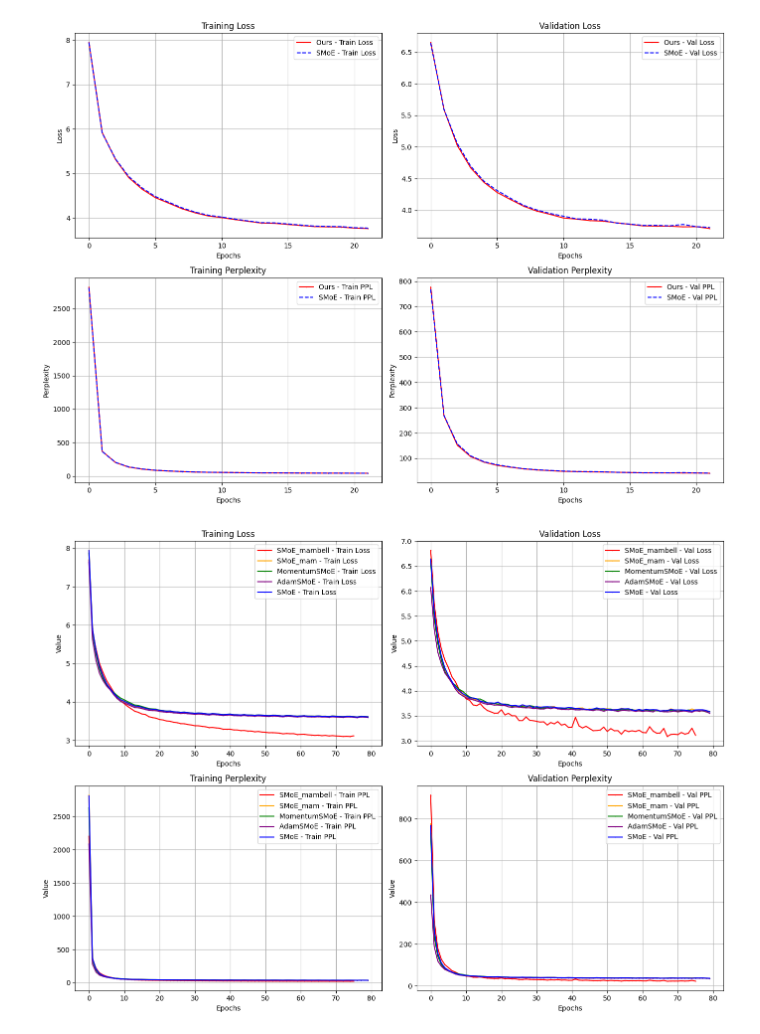
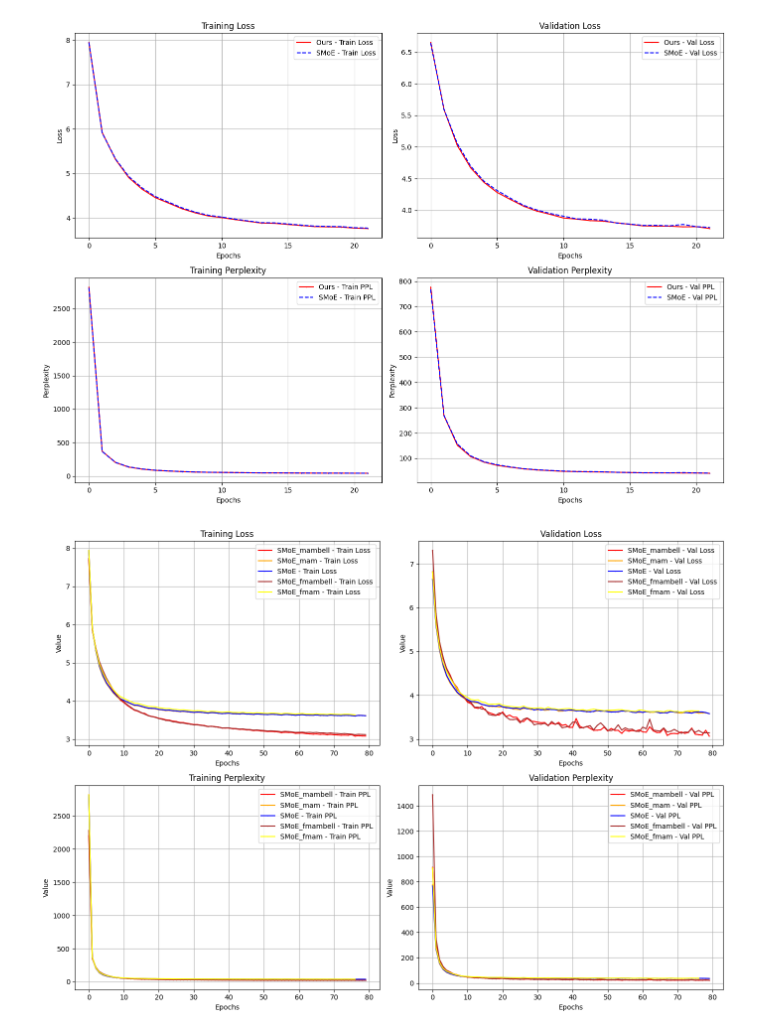
Before and after one commit to vaijsc/mamba_smoe, a Jupyter notebook: visualization/visual.ipynb, the cells around one changed output. Drawn from its saved outputs; the diff is of its cells as text; code cells hidden in the pictures.

```diff
--- a/visualization/visual.ipynb
+++ b/visualization/visual.ipynb
@@ -102,9 +102,11 @@ def parse_data(file_path):
 files = {
     "SMoE_mambell": {"file": "data/SMoE_mambell.txt", "color": "red"},
     "SMoE_mam": {"file": "data/SMoE_mam.txt", "color": "orange"},
-    "MomentumSMoE": {"file": "data/MomentumSMoE.txt", "color": "green"},
-    "AdamSMoE": {"file": "data/AdamSMoE.txt", "color": "purple"},
+    # "MomentumSMoE": {"file": "data/MomentumSMoE.txt", "color": "green"},
+    # "AdamSMoE": {"file": "data/AdamSMoE.txt", "color": "purple"},
     "SMoE": {"file": "data/SMoE.txt", "color": "blue"},
+    "SMoE_fmambell": {"file": "data/SMoE_fmambell.txt", "color": "brown"},
+    "SMoE_fmam": {"file": "data/SMoE_mam1.txt", "color": "yellow"},
 }
 
 # Parsing data
@@ -118,31 +120,31 @@ fig, axs = plt.subplots(2, 2, figsize=(14, 10))
 for key, info in files.items():
     epochs, loss_train, loss_val, ppl_train, ppl_val = data[key]
     color = info["color"]
 
     # Train Loss
     axs[0, 0].plot(epochs, loss_train, label=f'{key} - Train Loss', color=color, marker='o', markersize=0.2)
 
     # Validation Loss
     axs[0, 1].plot(epochs, loss_val, label=f'{key} - Val Loss', color=color, marker='o', markersize=0.2)
 
     # Train PPL
     axs[1, 0].plot(epochs, ppl_train, label=f'{key} - Train PPL', color=color, marker='o', markersize=0.2)
 
     # Validation PPL
     axs[1, 1].plot(epochs, ppl_val, label=f'{key} - Val PPL', color=color, marker='o', markersize=0.2)
 
 # Setting labels, titles, legends, and grids
 titles = ['Training Loss', 'Validation Loss', 'Training Perplexity', 'Validation Perplexity']
 for ax, title in zip(axs.flat, titles):
     ax.set_xlabel('Epochs')
     ax.set_ylabel('Value')
     ax.set_title(title)
     ax.legend()
     ax.grid()
 
 # Adjust layout and save the figure
 plt.tight_layout()
 plt.savefig('comparison.png')
 plt.show()
 # %% [output]
-[figure, old version]
+[figure, new version]
```
Also changed, not shown: 11 other files.
